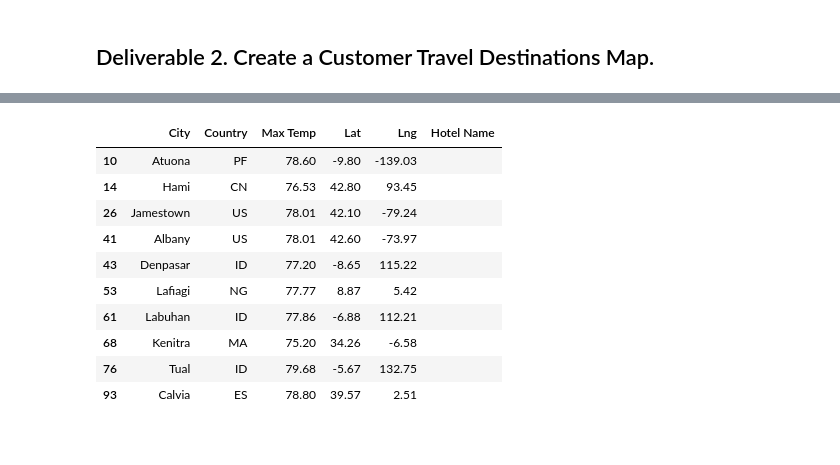
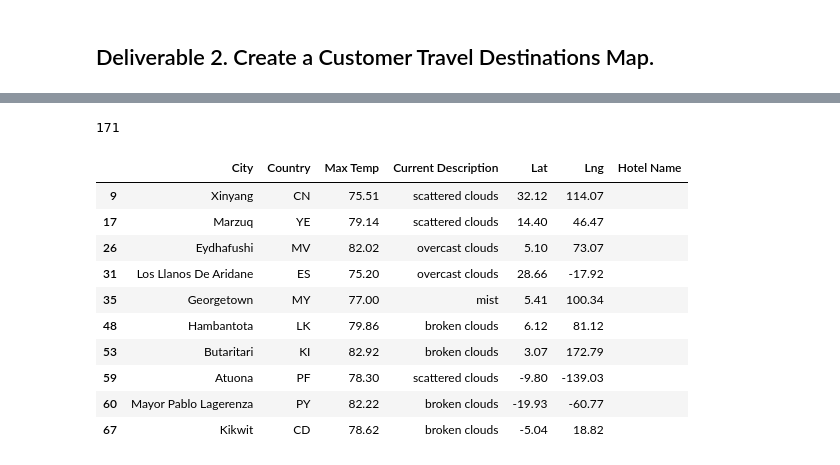
Before and after one commit to peteremiller/World_Weather_Analysis, a Jupyter notebook: Vacation_Search/Vacation_Search.ipynb, the cells around one changed output, grey strips where cells are left out. Drawn from its saved outputs; the diff is of its cells as text; code cells hidden in the pictures.

```diff
--- a/Vacation_Search/Vacation_Search.ipynb
+++ b/Vacation_Search/Vacation_Search.ipynb
@@ -100 +109,5 @@ Current Description    121
 dtype: int64
+# %%
+#4b.
+clean_df = preferred_cities_df.dropna()
+clean_df.head(10)
@@ -101,24 +126,28 @@ dtype: int64
+# %%
+len(clean_df)
+# %% [output]
+171
 # %%
 # 5a. Create DataFrame called hotel_df to store hotel names along with city, country, max temp, and coordinates.
 hotel_df = clean_df[["City", "Country", "Max Temp", "Current Description", "Lat", "Lng"]].copy()
 
 # 5b. Create a new column "Hotel Name"
 hotel_df["Hotel Name"] = ""
 hotel_df.head(10)
 
 # Create DataFrame called hotel_df to store hotel names along with city, country, max temp, and coordinates.
-hotel_df = preferred_cities_df[["City", "Country", "Max Temp", "Lat", "Lng"]].copy()
-hotel_df["Hotel Name"] = ""
-hotel_df.head(10)
+#hotel_df = preferred_cities_df[["City", "Country", "Max Temp", "Lat", "Lng"]].copy()
+#hotel_df["Hotel Name"] = ""
+#hotel_df.head(10)
 # %% [output]
-|  | City | Country | Max Temp | Lat | Lng | Hotel Name |
-| 10 | Atuona | PF | 78.60 | -9.80 | -139.03 |  |
-| 14 | Hami | CN | 76.53 | 42.80 | 93.45 |  |
-| 26 | Jamestown | US | 78.01 | 42.10 | -79.24 |  |
-| 41 | Albany | US | 78.01 | 42.60 | -73.97 |  |
-| 43 | Denpasar | ID | 77.20 | -8.65 | 115.22 |  |
-| 53 | Lafiagi | NG | 77.77 | 8.87 | 5.42 |  |
-| 61 | Labuhan | ID | 77.86 | -6.88 | 112.21 |  |
-| 68 | Kenitra | MA | 75.20 | 34.26 | -6.58 |  |
-| 76 | Tual | ID | 79.68 | -5.67 | 132.75 |  |
-| 93 | Calvia | ES | 78.80 | 39.57 | 2.51 |  |
+|  | City | Country | Max Temp | Current Description | Lat | Lng | Hotel Name |
+| 9 | Xinyang | CN | 75.51 | scattered clouds | 32.12 | 114.07 |  |
+| 17 | Marzuq | YE | 79.14 | scattered clouds | 14.40 | 46.47 |  |
+| 26 | Eydhafushi | MV | 82.02 | overcast clouds | 5.10 | 73.07 |  |
+| 31 | Los Llanos De Aridane | ES | 75.20 | overcast clouds | 28.66 | -17.92 |  |
+| 35 | Georgetown | MY | 77.00 | mist | 5.41 | 100.34 |  |
+| 48 | Hambantota | LK | 79.86 | broken clouds | 6.12 | 81.12 |  |
+| 53 | Butaritari | KI | 82.92 | broken clouds | 3.07 | 172.79 |  |
+| 59 | Atuona | PF | 78.30 | scattered clouds | -9.80 | -139.03 |  |
+| 60 | Mayor Pablo Lagerenza | PY | 82.22 | broken clouds | -19.93 | -60.77 |  |
+| 67 | Kikwit | CD | 78.62 | broken clouds | -5.04 | 18.82 |  |
```
Also changed, not shown: parts of 14 cells of this notebook, 3 other files.
